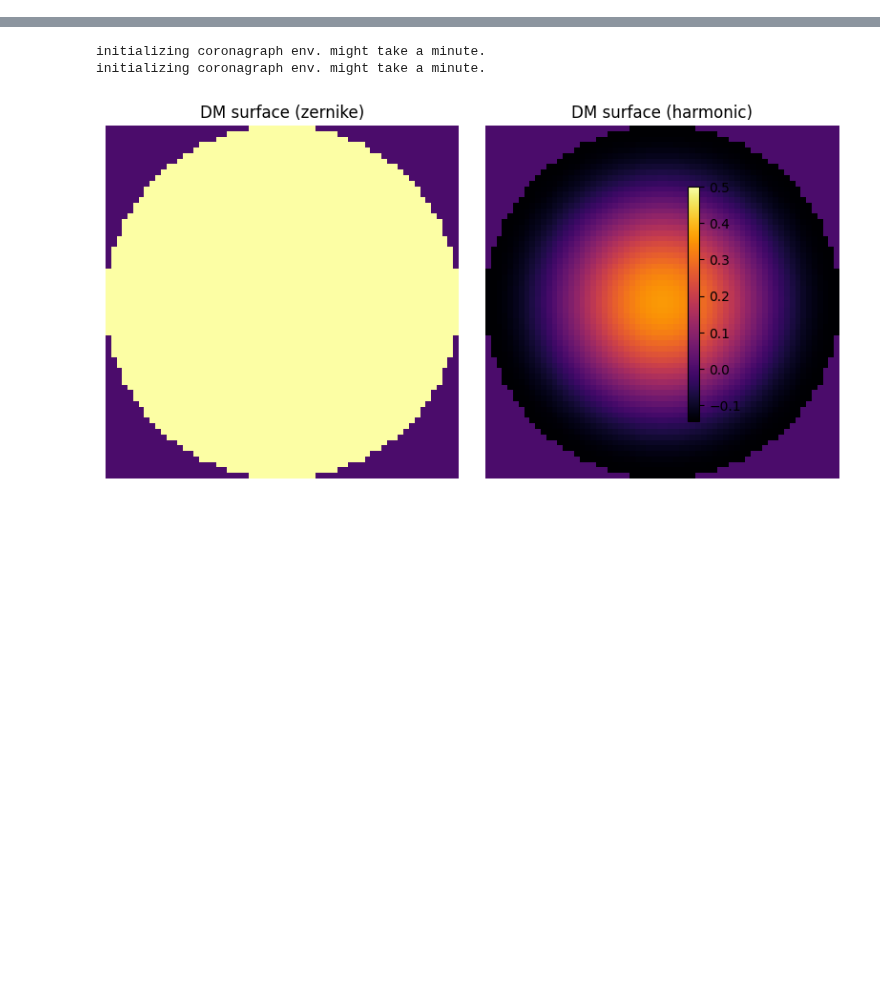
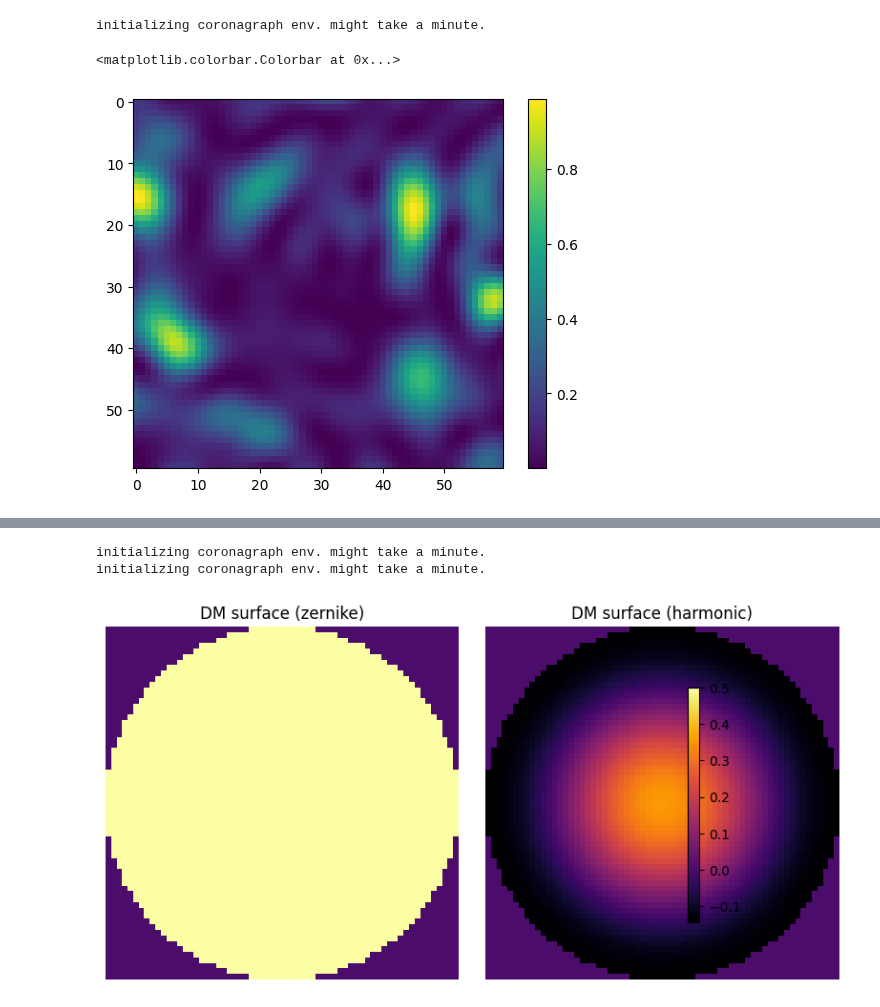
Before and after one commit to AlexeiKorolev/NASA-RL-Wavefront-Control, a Jupyter notebook: RL/coronagraph_properties.ipynb, the cells around one changed output, grey strips where cells are left out. Saved outputs shown, nothing was run; the diff lists cells and outputs as text; code cells hidden in the pictures; blank space fills up the shorter version.

```diff
--- a/RL/coronagraph_properties.ipynb
+++ b/RL/coronagraph_properties.ipynb
@@ -10,3 +13,17 @@ from collections import defaultdict
+# %%
+e = CoronagraphEnvironment(num_modes=21, pixels=64, oversizing_factor=1, num_airy=5, pixels_per_spacial_res=6, coronagraph_charge=6, num_iterations=1, basis='zernike', num_noise_modes=10000)
+# %% [output]
+initializing coronagraph env. might take a minute.
+# %%
+e.deformable_mirror.flatten()
+e.noise_gen_mirror.flatten()
+e.set_random_dm(noise=1e-7)
+img = e.get_camera_image(delta_t=1e-3, noise_enabled=False, coronagraph_enabled=True)
+plt.imshow(img)
+plt.colorbar()
+# %% [output]
+<matplotlib.colorbar.Colorbar at 0x...>
+[figure, added]
 # %%
 e = CoronagraphEnvironment(num_modes=21, pixels=64, oversizing_factor=1, num_airy=5, pixels_per_spacial_res=6, coronagraph_charge=6, num_iterations=1, basis='zernike')
 e.set_random_dm(noise=1e-20)
```
Also changed, not shown: parts of 2 cells of this notebook, 3 other files.
